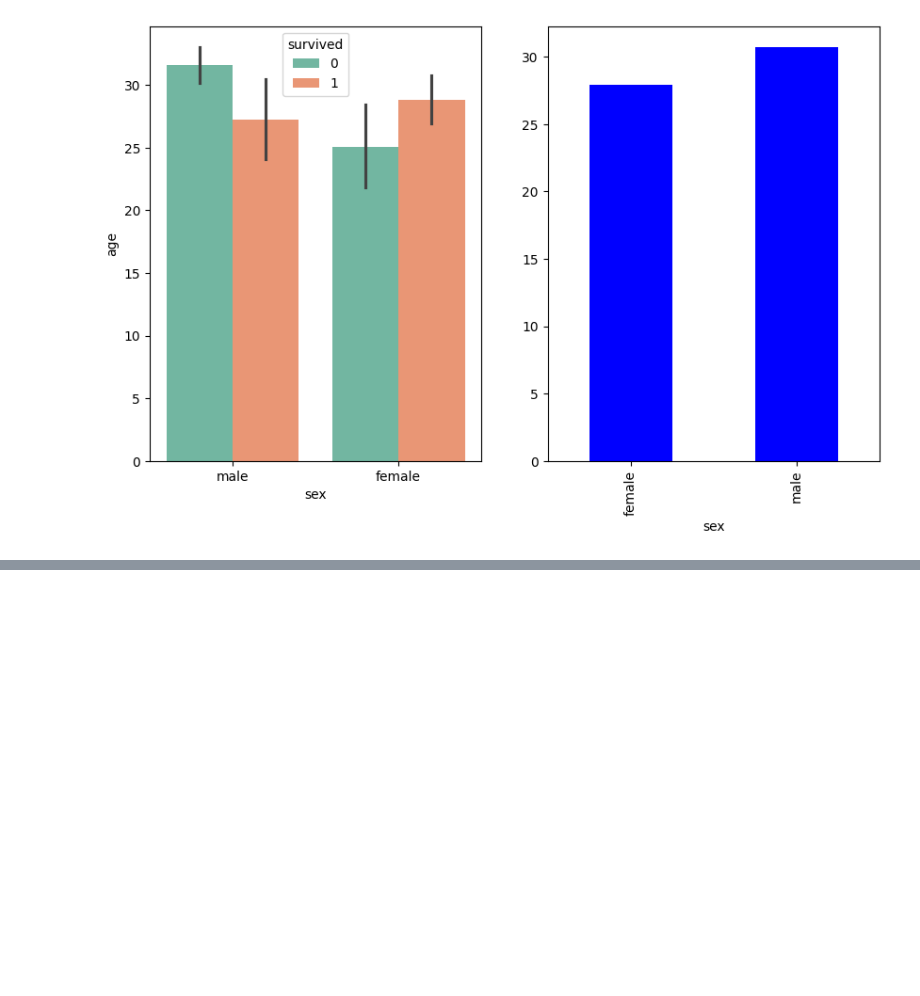
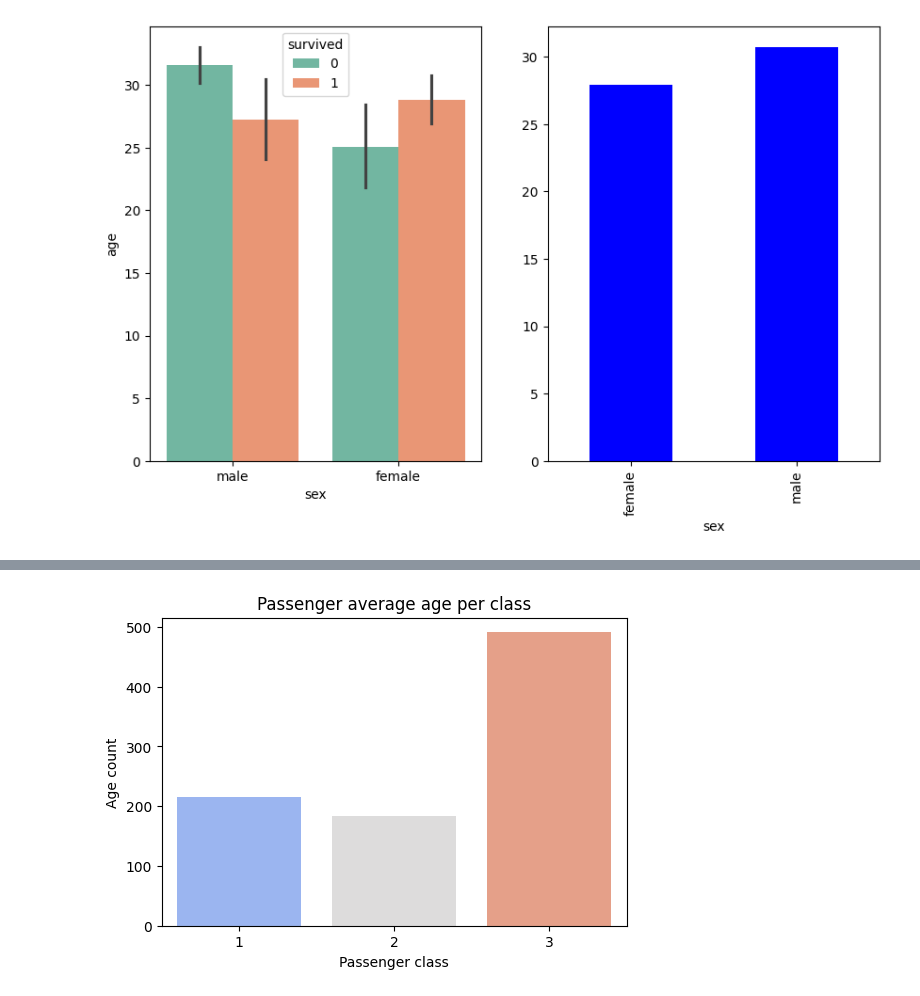
Before and after one commit to ake369/python_tutorial, a Jupyter notebook: notebooks/pandas.ipynb, the cells around one changed output, grey strips where cells are left out. Drawn from its saved outputs; the diff is of its cells as text; code cells hidden in the pictures; blank space fills up the shorter version.

```diff
--- a/notebooks/pandas.ipynb
+++ b/notebooks/pandas.ipynb
@@ -315,0 +365,9 @@ plt.show()
+# %%
+plt.figure(figsize=(6,4))
+sns.countplot(data=titanic, x='pclass', palette='coolwarm')
+plt.title('Passenger average age per class')
+plt.xlabel('Passenger class')
+plt.ylabel('Age count')
+plt.show()
+# %% [output]
+[figure, added]
```
Also changed, not shown: parts of 11 cells of this notebook.
